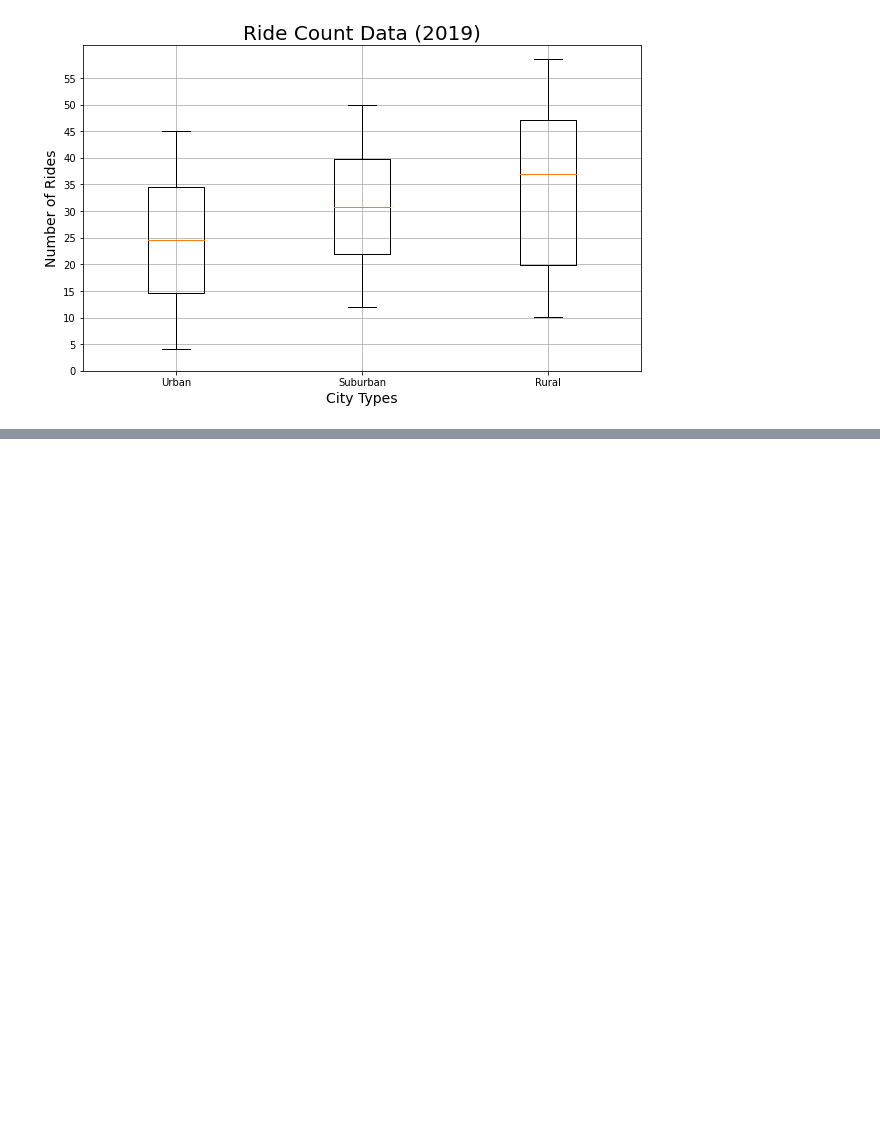
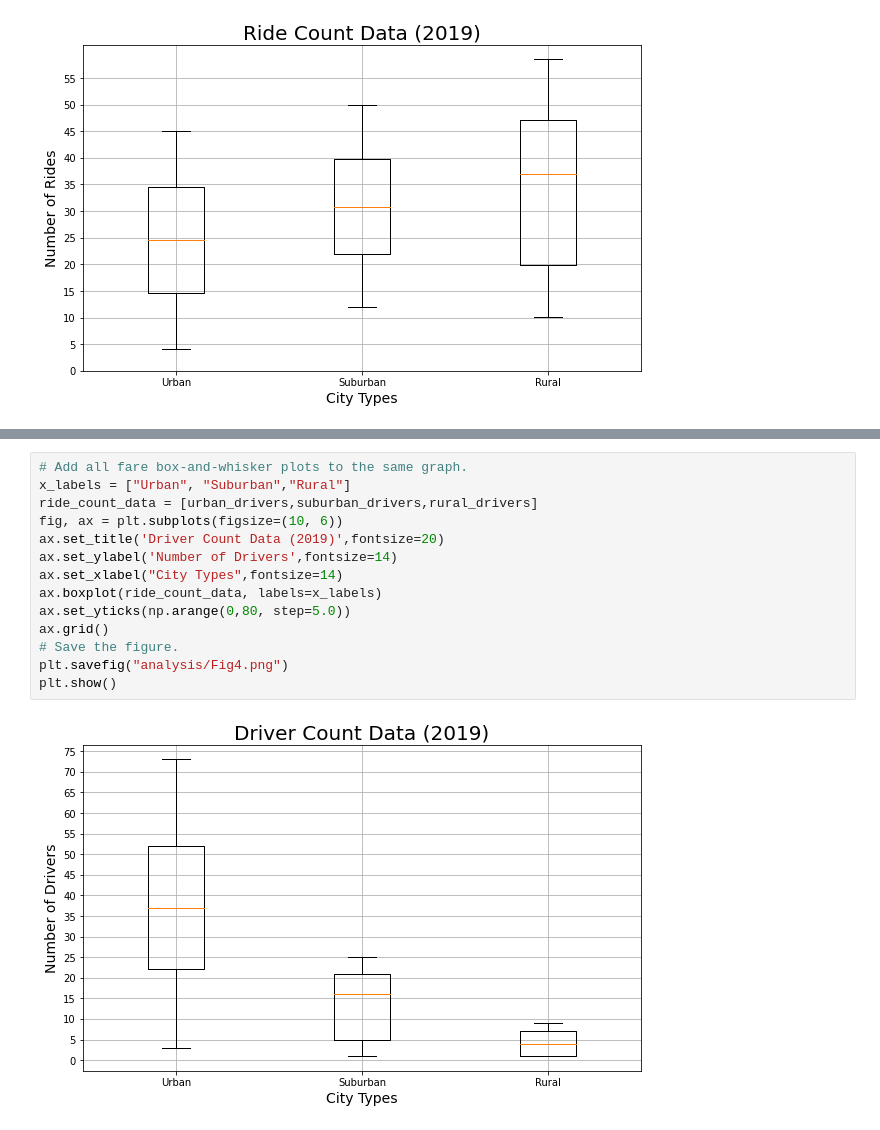
Before and after one commit to geforcerafa/PyBer_Analysis, a Jupyter notebook: PyBer.ipynb, the cells around one changed output, grey strips where cells are left out. Cells and saved outputs as stored; diff of their text form; blank space fills up the shorter version.

```diff
--- a/PyBer.ipynb
+++ b/PyBer.ipynb
@@ -847,0 +954,16 @@ Name: driver_count, dtype: float64
+# %%
+# Add all fare box-and-whisker plots to the same graph.
+x_labels = ["Urban", "Suburban","Rural"]
+ride_count_data = [urban_drivers,suburban_drivers,rural_drivers]
+fig, ax = plt.subplots(figsize=(10, 6))
+ax.set_title('Driver Count Data (2019)',fontsize=20)
+ax.set_ylabel('Number of Drivers',fontsize=14)
+ax.set_xlabel("City Types",fontsize=14)
+ax.boxplot(ride_count_data, labels=x_labels)
+ax.set_yticks(np.arange(0,80, step=5.0))
+ax.grid()
+# Save the figure.
+plt.savefig("analysis/Fig4.png")
+plt.show()
+# %% [output]
+[figure, added]
```
Also changed, not shown: parts of 15 cells of this notebook, 2 other files.
